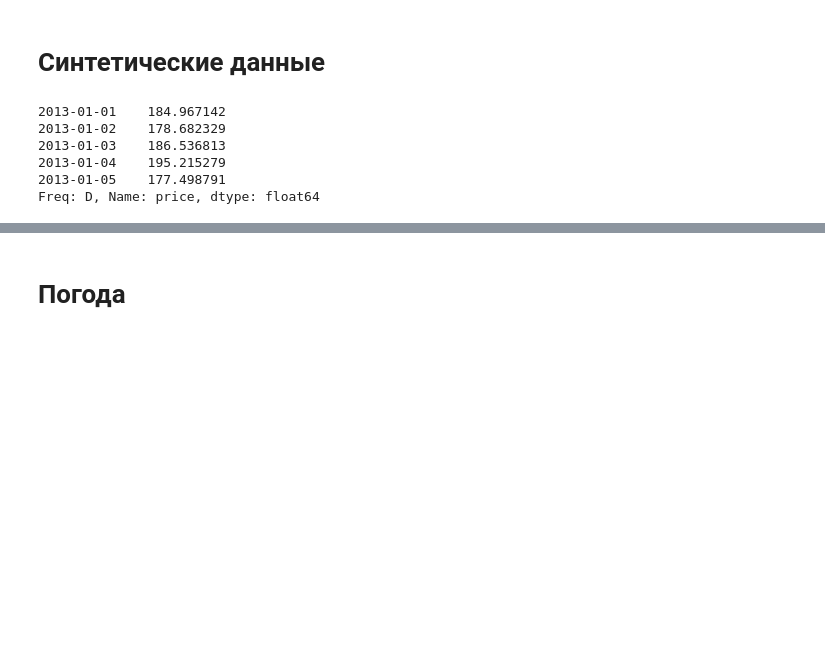
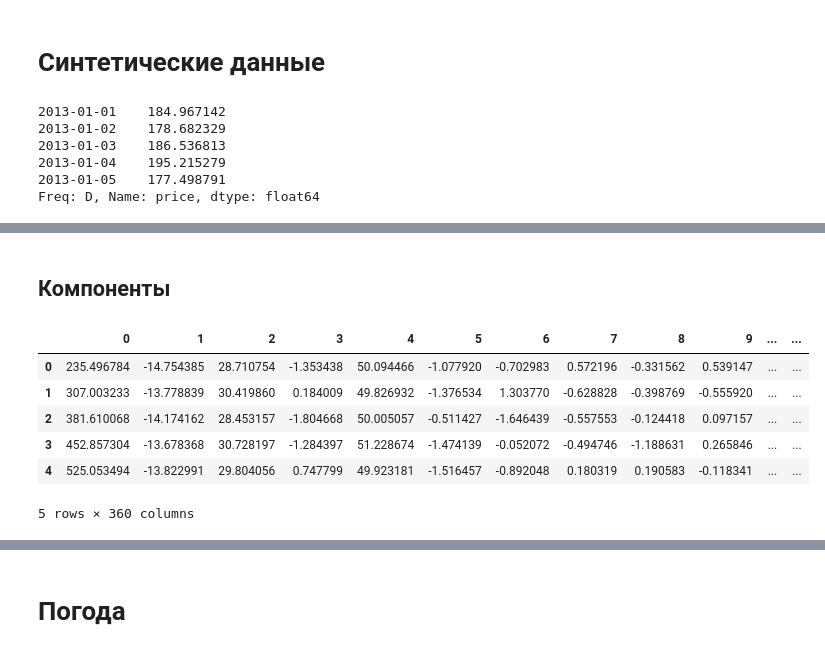
Before and after one commit to Zasegor/fourier-series-prediction, a Jupyter notebook: main.ipynb, the cells around one changed output, grey strips where cells are left out. Saved outputs shown, nothing was run; the diff lists cells and outputs as text; code cells hidden in the pictures; blank space fills up the shorter version.

```diff
--- a/main.ipynb
+++ b/main.ipynb
@@ -32,6 +33,7 @@ class FourierForecaster:
         self.matrix = None
         self.new_coefs = None
         self.prediction = None
+        self.coefs_for_all_periods = None
 
         if self.method not in ["delay", "arima"]:
             raise ValueError("Method must be 'delay' or 'arima'")
@@ -136,6 +138,7 @@ class FourierForecaster:
             coefs_for_all_periods.append(fourier_coef_for_period)
 
         coefs_for_all_periods = np.array(coefs_for_all_periods)
+        self.coefs_for_all_periods = coefs_for_all_periods
 
         for i in range(coefs_for_all_periods.shape[1]):
             coef_for_next_period = self._predict_by_one_step(coefs_for_all_periods[:, i])
@@ -149,7 +152,8 @@ class FourierForecaster:
         for t in range(self.l):
             s = self.new_coefs[0] / 2
             for k in range(1, len(self.new_coefs)):
-                s += self.new_coefs[k] * self._cos(k, t, self.l - 1)
+                if np.abs(self.new_coefs[k]) > 0.1:
+                    s += self.new_coefs[k] * self._cos(k, t, self.l - 1)
             new_period.append(s)
 
         return new_period
@@ -229,6 +233,8 @@ class FourierForecaster:
         else:
             test = test_series[:self.l]
 
+        mae, mape = self.evaluate(test_series)
+
         fig = go.Figure()
         fig.add_scatter(
             x=pred.index,
@@ -242,8 +248,15 @@ class FourierForecaster:
             line={'width': 2},
             name="Test"
         )
+        fig.add_annotation(
+            x=0, y=1,
+            xref="paper", yref="paper",
+            text=f"MAE: {mae}, MAPE: {mape}",
+            showarrow=False,
+            font=dict(size=18, color="black")
+        )
         fig.update_layout(
-            title="Fourier Forecast vs Test Data",
+            title="",
             xaxis_title="Date",
             yaxis_title="Value",
             template="plotly_white"
@@ -343,3 +357,16 @@ fig.add_scatter(
 )
 # %% [output]
 [interactive output not drawn]
+# %% [markdown]
+## Компоненты
+# %%
+coef_data = pd.DataFrame(forecaster.coefs_for_all_periods, columns=range(len(forecaster.coefs_for_all_periods[0])))
+coef_data.head()
+# %% [output]
+|  | 0 | 1 | 2 | 3 | 4 | 5 | 6 | 7 | 8 | 9 | ... | ... |
+| 0 | 235.496784 | -14.754385 | 28.710754 | -1.353438 | 50.094466 | -1.077920 | -0.702983 | 0.572196 | -0.331562 | 0.539147 | ... | ... |
+| 1 | 307.003233 | -13.778839 | 30.419860 | 0.184009 | 49.826932 | -1.376534 | 1.303770 | -0.628828 | -0.398769 | -0.555920 | ... | ... |
+| 2 | 381.610068 | -14.174162 | 28.453157 | -1.804668 | 50.005057 | -0.511427 | -1.646439 | -0.557553 | -0.124418 | 0.097157 | ... | ... |
+| 3 | 452.857304 | -13.678368 | 30.728197 | -1.284397 | 51.228674 | -1.474139 | -0.052072 | -0.494746 | -1.188631 | 0.265846 | ... | ... |
+| 4 | 525.053494 | -13.822991 | 29.804056 | 0.747799 | 49.923181 | -1.516457 | -0.892048 | 0.180319 | 0.190583 | -0.118341 | ... | ... |
+5 rows × 360 columns
```
Also changed, not shown: parts of 18 cells of this notebook.
